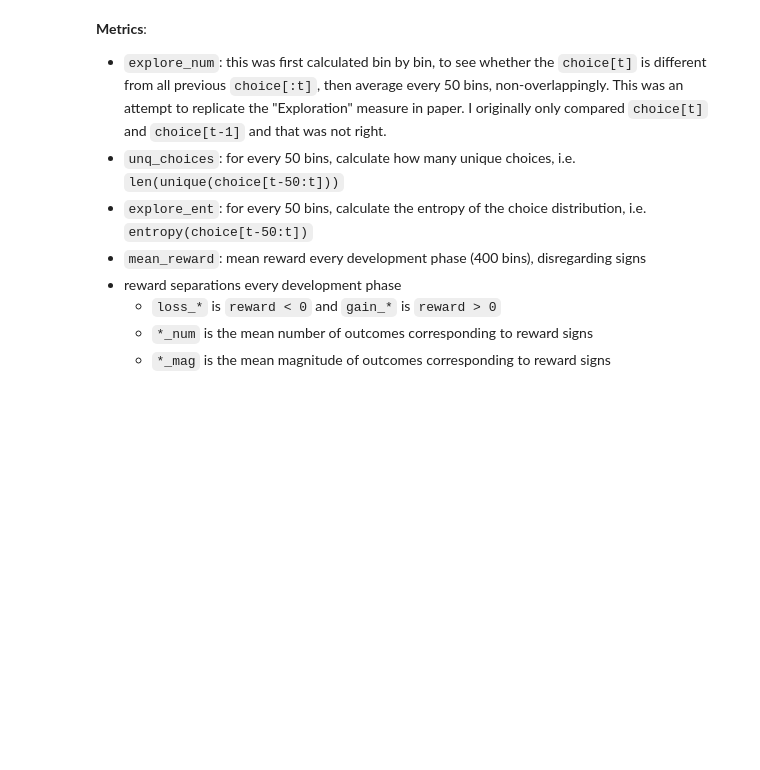
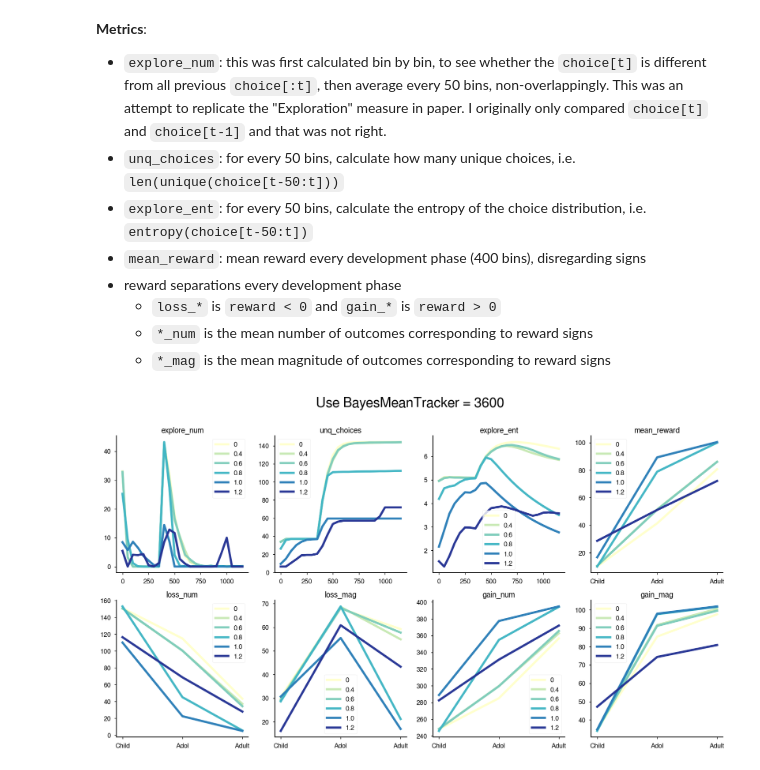
Before and after one commit to tuanpham96/uncertain-social-bandit, a Jupyter notebook: notebooks/replication-attempts.ipynb, the cells around one changed output. Cells and saved outputs as stored; diff of their text form; code cells hidden in the pictures; blank space fills up the shorter version.

```diff
--- a/notebooks/replication-attempts.ipynb
+++ b/notebooks/replication-attempts.ipynb
@@ -138,11 +138,11 @@ class SocialMAB_ChildDev(sb.models.SocialMultiArmedBandit):
             if BMT_error.lower() == 'use-tasks':
                 bmt_var_err = task_settings
             else:
-                raise("If `BMT_error` is a string, only 'use-tasks' is accepted at this point")
+                raise ValueError("If `BMT_error` is a string, only 'use-tasks' is accepted at this point")
         elif type(BMT_error) in [float, int]:
             bmt_var_err = BMT_error
         else:
-            raise("`BMT_error` can either be a str/float/int")
+            raise ValueError("`BMT_error` can either be a str/float/int")
 
         belief_updater  = sb.beliefs.BayesianMeanTracker(var_error = bmt_var_err)
 
@@ -207,7 +207,8 @@ class SocialMAB_ChildDev(sb.models.SocialMultiArmedBandit):
                 np.mean(anly_per_agent['explore'][t-agg_explore_step:t,:].sum(axis=0))
             )
 
-            choice_matrix = anly_per_agent['choice'][t-agg_explore_step:t,:]
+            # choice_matrix = anly_per_agent['choice'][t-agg_explore_step:t,:]
+            choice_matrix = anly_per_agent['choice'][:t,:]
             agg_anly['explore_ent'].append(
                 np.mean([calculate_entropy(X) for X in choice_matrix.T])
             )
@@ -291,6 +293,55 @@ model.analysis['aggregate']
     - `loss_*` is `reward < 0` and `gain_*` is `reward > 0`
     - `*_num` is the mean number of outcomes corresponding to reward signs
     - `*_mag` is the mean magnitude of outcomes corresponding to reward signs
+# %%
+
+
+
+social_alphas = [0, 0.4, 0.6, 0.8, 1.0, 1.2]
+alpha_colors = np.array([
+    [255,255,204],
+    [199,233,180],
+    [127,205,187],
+    [65,182,196],
+    [44,127,184],
+    [37,52,148]])/255.0
+
+BMT_err_opts = [3600]
+
+for BMT_err in BMT_err_opts:
+
+    fig = plt.figure(figsize=(20,10))
+
+    for ind_alpha, social_alpha in tqdm(list(enumerate(social_alphas))):
+        model = SocialMAB_ChildDev(
+            num_agents=20,
+            social_alpha = social_alpha,
+            mu0 = 100.0,
+            var0 = 40.0,
+            softmax_tau = 1.0,
+            BMT_error = BMT_err
+        )
+
+        model.run(tqdm_fn = None)
+        agg_anly = model.analysis['aggregate']
+        agg_time = model.analysis['time']
+
+        for i,(k,v) in enumerate(agg_anly.items()):
+            plt.subplot(2,4,i+1)
+            t = agg_time['explore' if 'explore' in k or 'choice' in k else 'reward']
+            plt.plot(t, v, '-', label=social_alpha, lw=4, alpha=0.98, c=alpha_colors[ind_alpha])
+
+            if len(t) == 3:
+                plt.xticks(ticks = t, labels=('Child', 'Adol', 'Adult'))
+            plt.title(k)
+            plt.legend()
+            # plt.ylim(-1, max(v) * 1.2)
+            sns.despine(trim=False)
+
+    fig.suptitle('Use BayesMeanTracker = %s' %(BMT_err), fontsize=25)
+    plt.show()
+# %% [output]
+[figure, added]
 # %%
 social_alphas = [0, 0.4, 0.8]
 alpha_colors = np.array([[100,100,120],[158,202,225],[49,130,220]])/255
```
Also changed, not shown: parts of 3 cells of this notebook, 5 other files.
